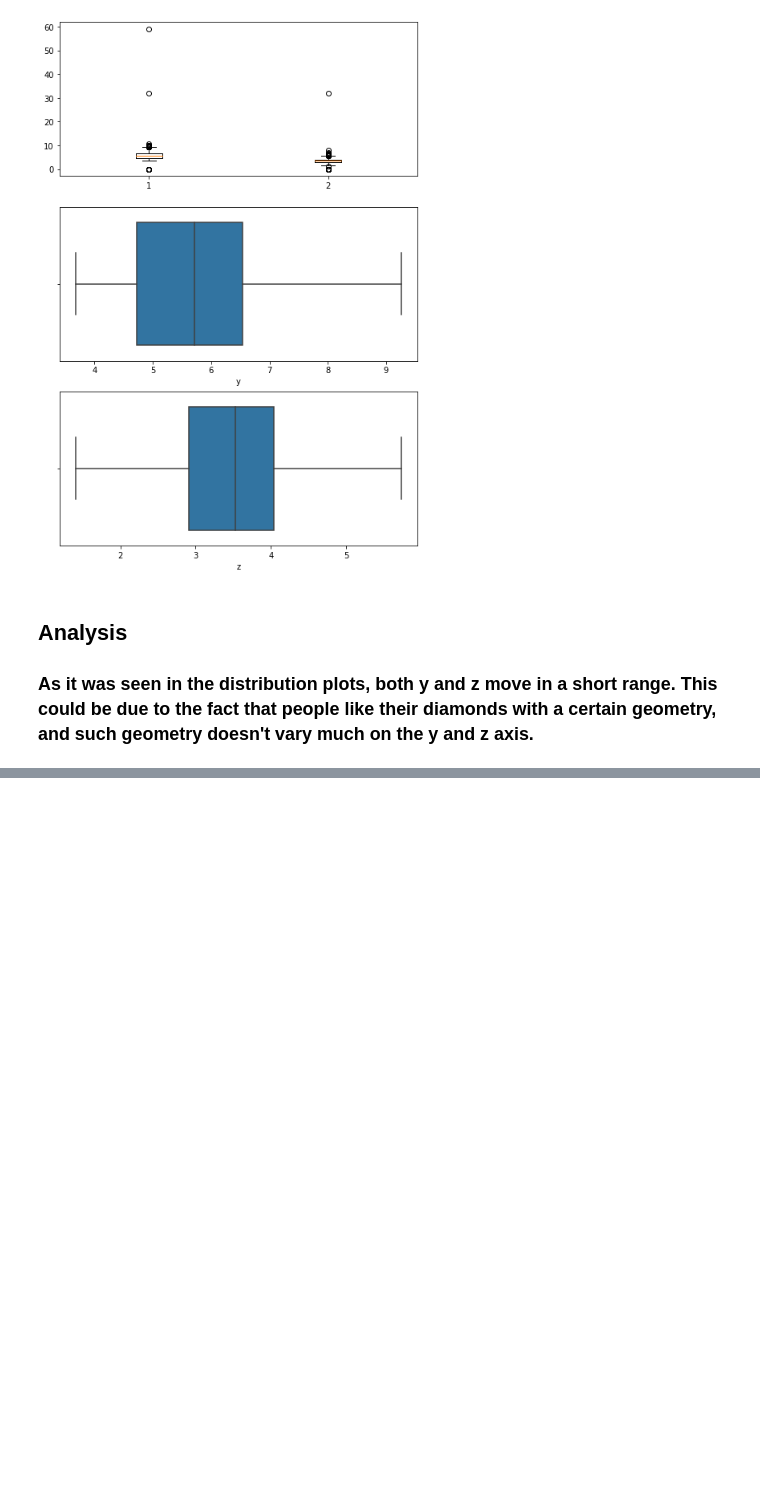
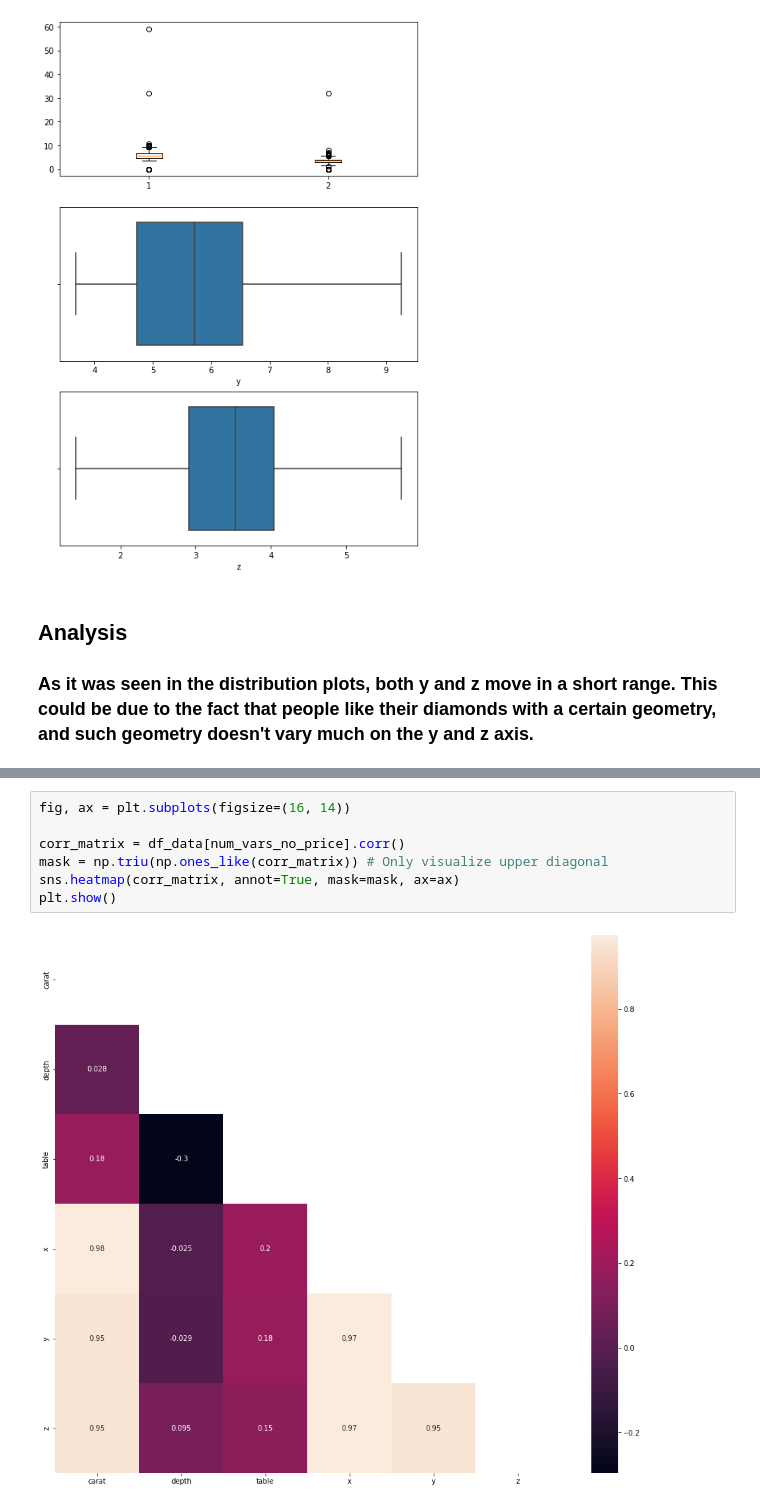
Before and after one commit to jamate16/datascience_notebooks, a Jupyter notebook: regression-1-diamonds.ipynb, the cells around one changed output, grey strips where cells are left out. Cells and saved outputs as stored; diff of their text form; blank space fills up the shorter version.

```diff
--- a/regression-1-diamonds.ipynb
+++ b/regression-1-diamonds.ipynb
@@ -155,0 +164,9 @@ plt.show()
+# %%
+fig, ax = plt.subplots(figsize=(16, 14))
+
+corr_matrix = df_data[num_vars_no_price].corr()
+mask = np.triu(np.ones_like(corr_matrix)) # Only visualize upper diagonal
+sns.heatmap(corr_matrix, annot=True, mask=mask, ax=ax)
+plt.show()
+# %% [output]
+[figure, added]
```
Also changed, not shown: parts of 6 cells of this notebook.
